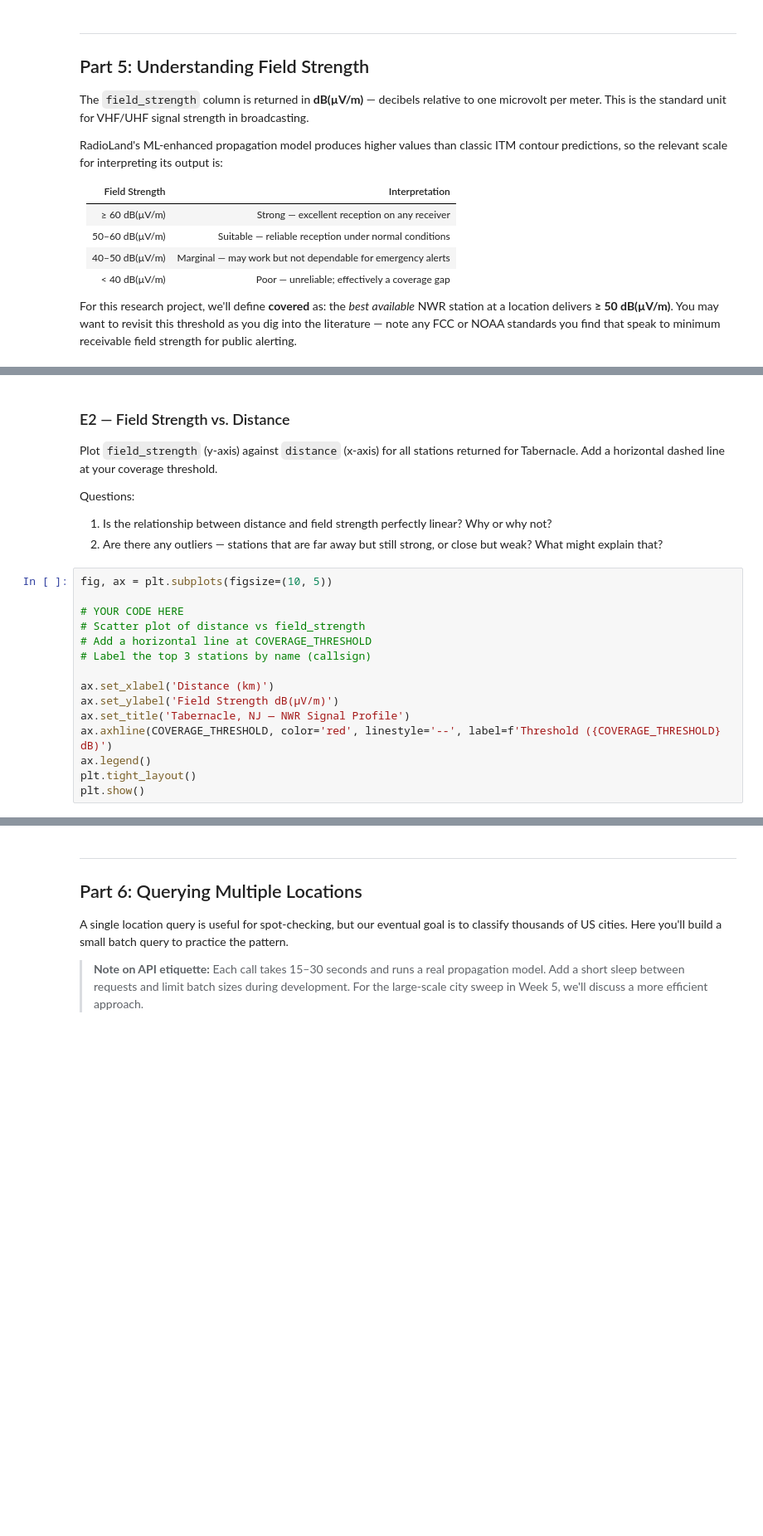
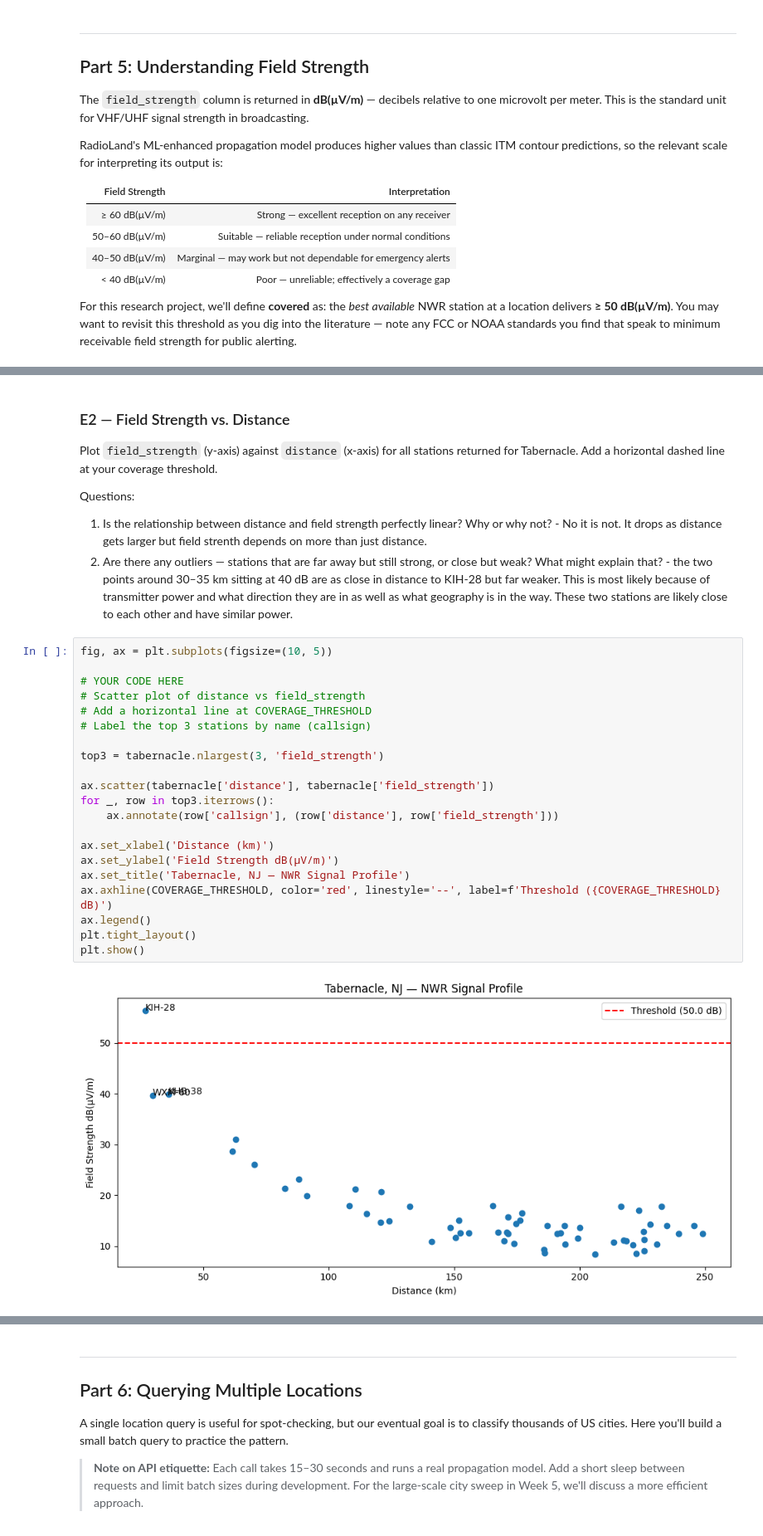
Before and after one commit to W2NJL/nwr-gap-research, a Jupyter notebook: week3_radioland_api.ipynb, the cells around one changed output, grey strips where cells are left out. Shown at 83% size. Cells and saved outputs as stored; diff of their text form; blank space fills up the shorter version.

```diff
--- a/week3_radioland_api.ipynb
+++ b/week3_radioland_api.ipynb
@@ -212,23 +248,31 @@ COVERAGE_THRESHOLD = 50.0   # dB(µV/m) — change this to experiment (>60 = str
 Plot `field_strength` (y-axis) against `distance` (x-axis) for all stations returned for Tabernacle. Add a horizontal dashed line at your coverage threshold.
 
 Questions:
-1. Is the relationship between distance and field strength perfectly linear? Why or why not?
-2. Are there any outliers — stations that are far away but still strong, or close but weak? What might explain that?
+1. Is the relationship between distance and field strength perfectly linear? Why or why not? - No it is not. It drops as distance gets larger but field strenth depends on more than just distance.
+2. Are there any outliers — stations that are far away but still strong, or close but weak? What might explain that? - the two points around 30–35 km sitting at 40 dB are as close in distance to KIH-28 but far weaker. This is most likely because of transmitter power and what direction they are in as well as what geography is in the way. These two stations are likely close to each other and have similar power.
 # %%
 fig, ax = plt.subplots(figsize=(10, 5))
 
 # YOUR CODE HERE
 # Scatter plot of distance vs field_strength
 # Add a horizontal line at COVERAGE_THRESHOLD
 # Label the top 3 stations by name (callsign)
 
+top3 = tabernacle.nlargest(3, 'field_strength')
+
+ax.scatter(tabernacle['distance'], tabernacle['field_strength'])
+for _, row in top3.iterrows():
+    ax.annotate(row['callsign'], (row['distance'], row['field_strength']))
+
 ax.set_xlabel('Distance (km)')
 ax.set_ylabel('Field Strength dB(µV/m)')
 ax.set_title('Tabernacle, NJ — NWR Signal Profile')
 ax.axhline(COVERAGE_THRESHOLD, color='red', linestyle='--', label=f'Threshold ({COVERAGE_THRESHOLD} dB)')
 ax.legend()
 plt.tight_layout()
 plt.show()
+# %% [output]
+[figure, added]
 # %% [markdown]
 ### E3 — Frequency Mix
 
```
Also changed, not shown: parts of 18 cells of this notebook.
